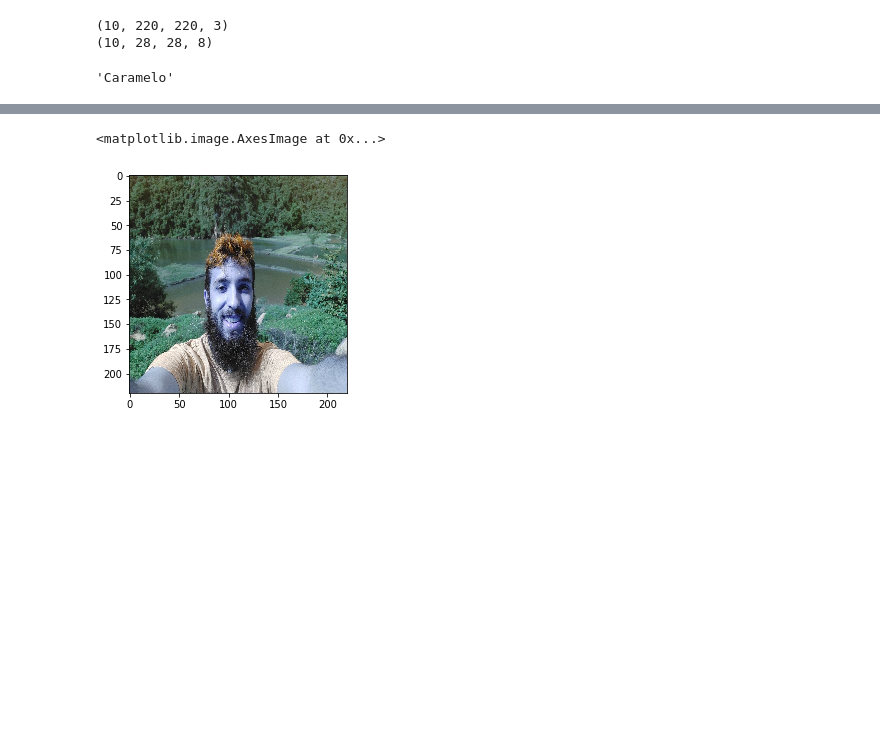
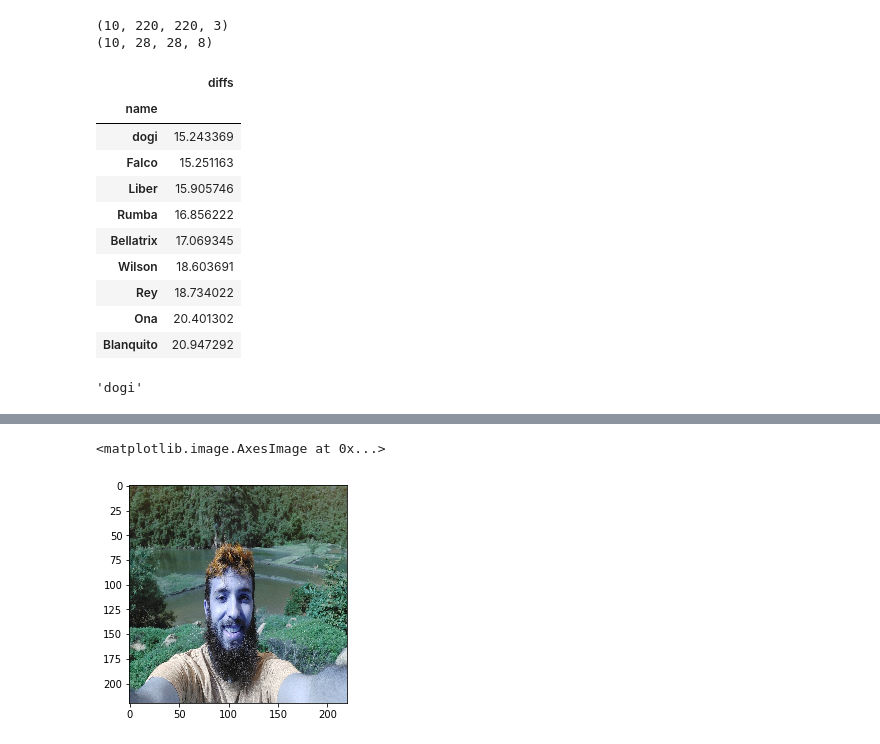
Before and after one commit to AlexMndzF/Salva-un-peludo, a Jupyter notebook: Test.ipynb, the cells around one changed output, grey strips where cells are left out. Cells and saved outputs as stored; diff of their text form; code cells hidden in the pictures; blank space fills up the shorter version.

```diff
--- a/Test.ipynb
+++ b/Test.ipynb
@@ -392,30 +392,42 @@ print(mod.shape)
 # %%
 #names = ([f'Dog{i}' for i in range(len(mod))])
 def recomender(vectors,names,img_path):
     '''
     test = Lista de vectores de las fotos a comparar en la base de datos.
     names = Lista de los nombres de las fotos 3n la lista de vectores.
     img_path = path de la imagen a predecir.
 
     '''
     mod = list(vectors)
     s_N = names
     s = pd.Series(s_N)
     s_vector = ([mod])
     df=pd.DataFrame(s)
     df['Vector']=mod
     df.columns=(['name','X'])
     test_person=createtest(img_path)
     test_person_pred=model.predict(test_person[0])
     X_missing=test_person_pred
     df["diffs"] = df["X"].apply(lambda X: np.linalg.norm(X-X_missing))
     results = df.groupby("name").agg({'diffs':'min'}).sort_values(by='diffs')
+    display(results)
     return results.index[0]
 path='test/*'
 res = recomender(mod,names,path)
 res
 # %% [output]
+|  | diffs |
+| name |  |
+| dogi | 15.243369 |
+| Falco | 15.251163 |
+| Liber | 15.905746 |
+| Rumba | 16.856222 |
+| Bellatrix | 17.069345 |
+| Wilson | 18.603691 |
+| Rey | 18.734022 |
+| Ona | 20.401302 |
+| Blanquito | 20.947292 |
-'Caramelo'
+'dogi'
 # %%
 !ls
 # %%
```
Also changed, not shown: parts of 7 cells of this notebook, 11 other files.
